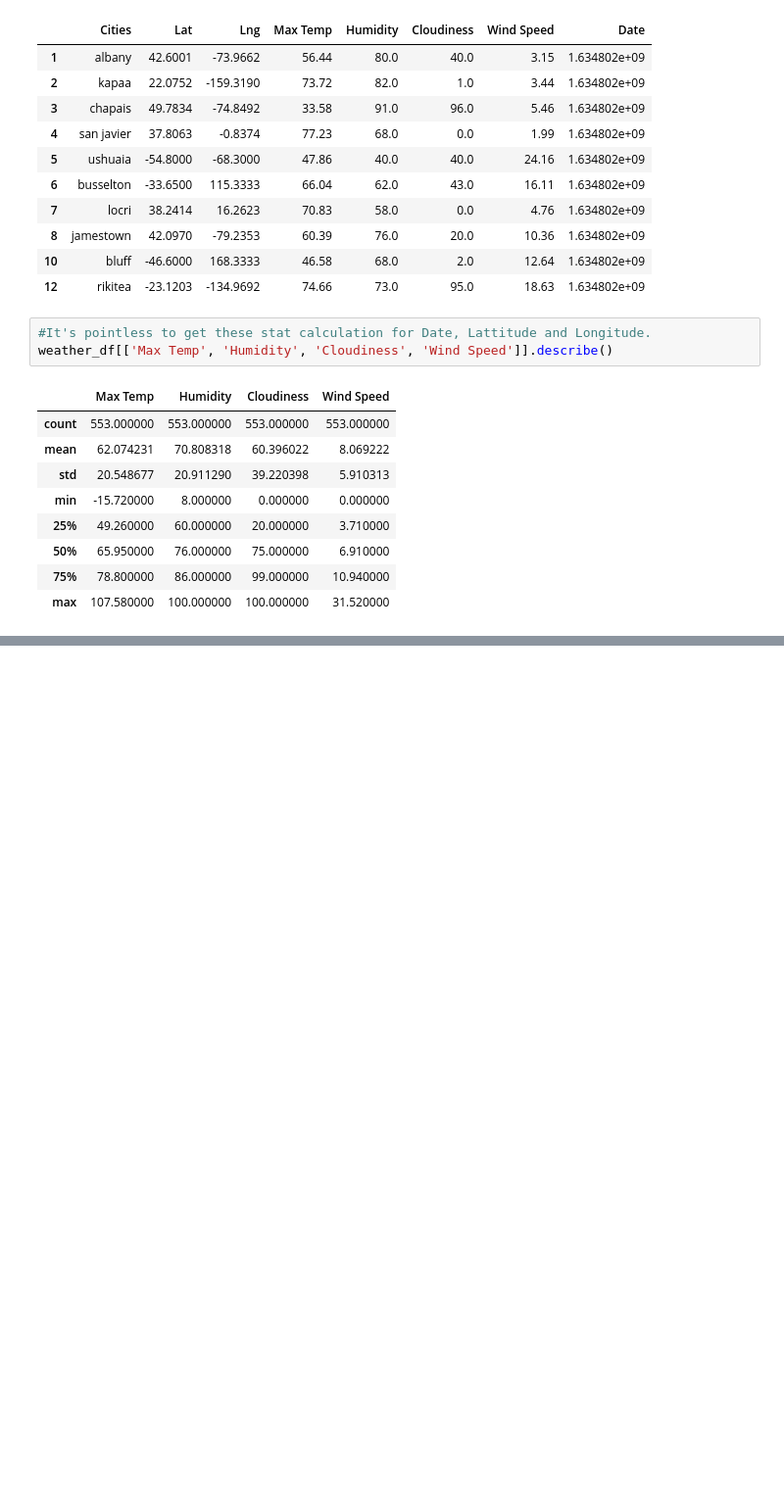
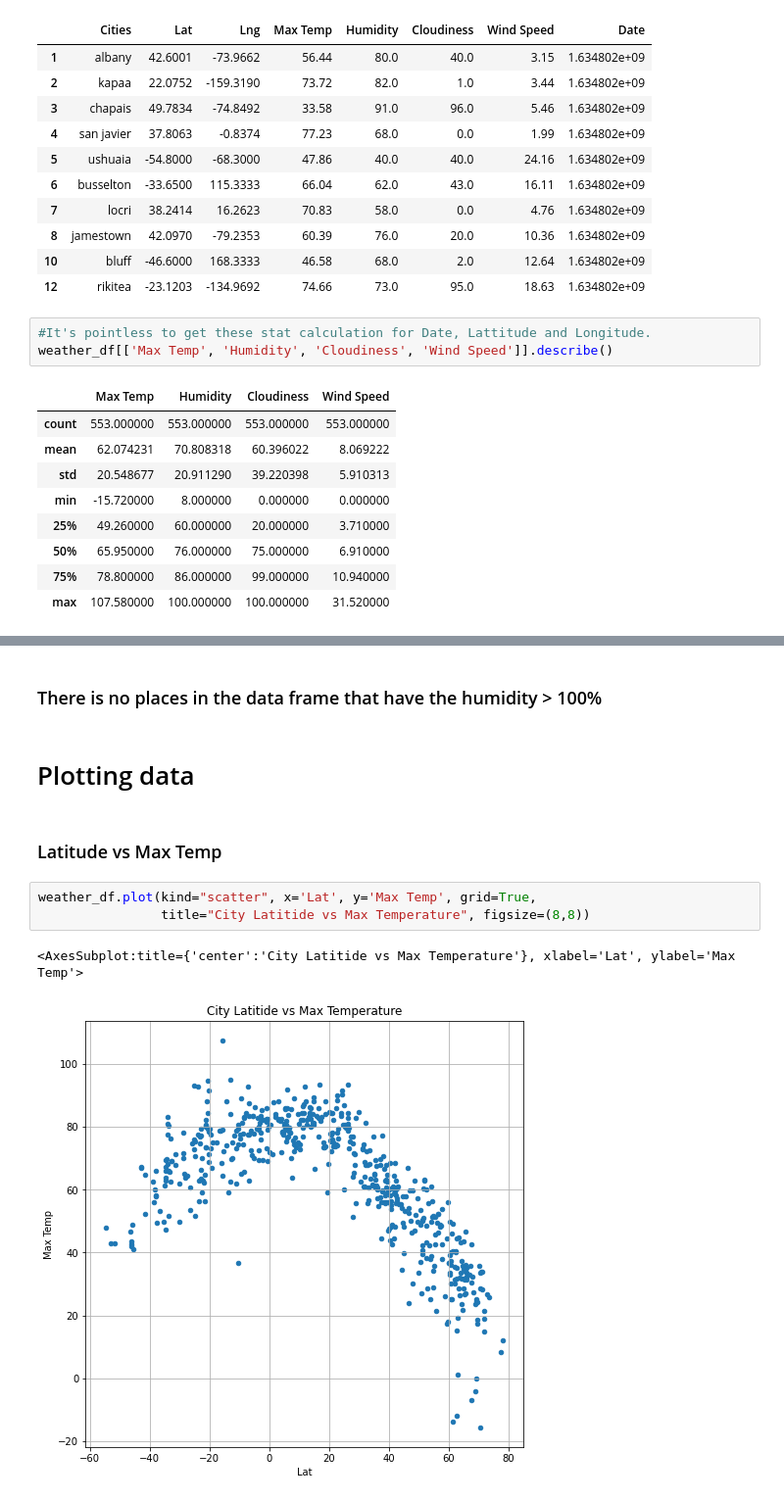
Before and after one commit to haipham0115/python-api-challenge, a Jupyter notebook: WeatherPy.ipynb, the cells around one changed output, grey strips where cells are left out. Shown at 98% size. Cells and saved outputs as stored; diff of their text form; blank space fills up the shorter version.

```diff
--- a/WeatherPy.ipynb
+++ b/WeatherPy.ipynb
@@ -184,0 +163,12 @@ weather_df.loc[weather_df['Humidity'] > 100]
+# %% [markdown]
+### There is no places in the data frame that have the humidity > 100%
+# %% [markdown]
+# Plotting data
+# %% [markdown]
+### Latitude vs Max Temp
+# %%
+weather_df.plot(kind="scatter", x='Lat', y='Max Temp', grid=True,
+                title="City Latitide vs Max Temperature", figsize=(8,8))
+# %% [output]
+<AxesSubplot:title={'center':'City Latitide vs Max Temperature'}, xlabel='Lat', ylabel='Max Temp'>
+[figure, added]
```
Also changed, not shown: parts of 20 cells of this notebook.
